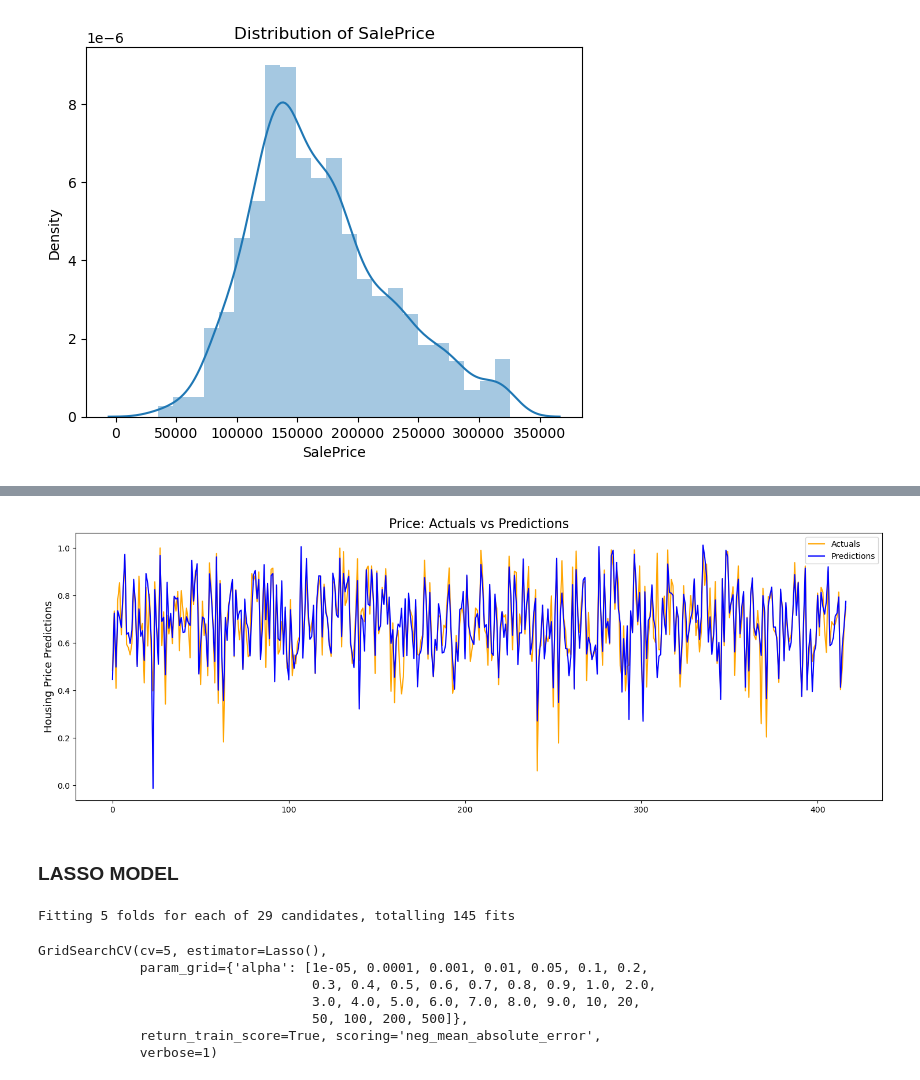
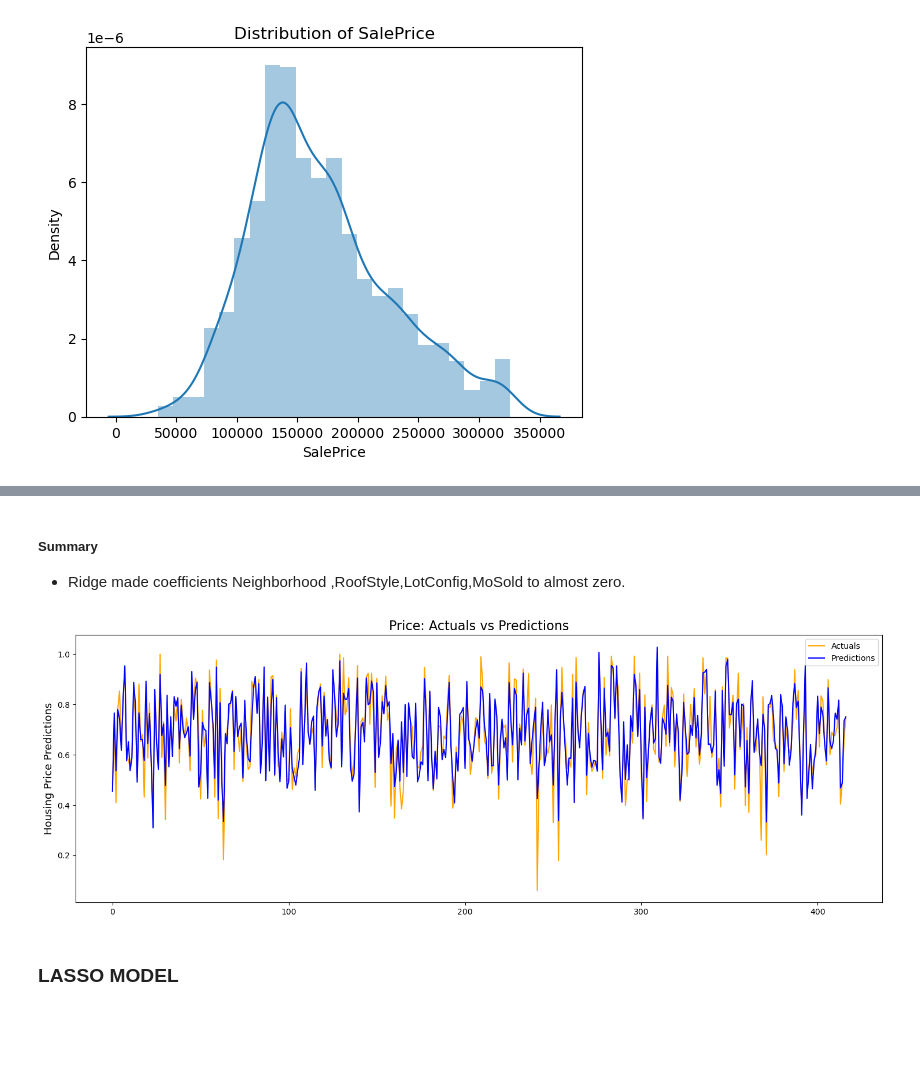
Before and after one commit to mohansharma18/Housing_Price, a Jupyter notebook: Housing_price.ipynb, the cells around one changed output, grey strips where cells are left out. Saved outputs shown, nothing was run; the diff lists cells and outputs as text; code cells hidden in the pictures; blank space fills up the shorter version.

```diff
--- a/Housing_price.ipynb
+++ b/Housing_price.ipynb
@@ -688,8 +661,0 @@ array([-0.02572781,  0.20122914,  0.21295399,  0.52861944,  0.21806162,
-# %%
-ridge_model_parameter = list(ridge_model.coef_)
-ridge_model_parameter.insert(0,ridge_model.intercept_)
-cols = list(X_train_rfe.columns.values)
-cols.insert(0,'constant')
-
-ridge_coef = pd.DataFrame({'Feature':cols, 'Coef':ridge_model_parameter})
-ridge_coef.sort_values(by='Coef',ascending=False).head(10)
@@ -711,0 +662,22 @@ ridge_model.intercept_
+# %%
+# Line Plot for mkain gpredicted vs acttual comparision
+def comparison_plot(y_predicted,y_test):
+  fig, ax=plt.subplots(figsize=(18,6))
+  sns.lineplot(x=range(len(y_predicted)),y=y_test,label='Actuals',color='orange',ax=ax)
+  sns.lineplot(x=range(len(y_predicted)),y=y_predicted,label='Predictions',color='blue',ax=ax)
+  ax.set_title('Price: Actuals vs Predictions', fontsize=16)
+  ax.set_ylabel('Housing Price Predictions',fontsize=13)
+  plt.show()
+# %%
+# RMSE plottin RMSE to identify best alpha value.
+def rmse_plot(cv_results):
+  alpha = cv_results['param_alpha'].astype('float32')
+  # plotting
+  plt.plot(alpha, cv_results['mean_train_score'])
+  plt.plot(alpha, cv_results['mean_test_score'])
+  plt.xlabel('alpha')
+  plt.ylabel('Negative Mean Absolute Error')
+  plt.xscale('log')
+  plt.title("Negative Mean Absolute Error and alpha")
+  plt.legend(['train score', 'test score'], loc='upper right')
+  plt.show()
@@ -711,0 +735,2 @@ ridge_model.intercept_
+# %%
+ridge_final_model, ridge_y_train, ridge_y_predicted, ridge_alpha, ridge_coef_df = regularization_model(X_train ,y_train,X_test,params,k=5,estimator=Ridge())
@@ -712,32 +768,9 @@ ridge_model.intercept_
+# %% [markdown]
+##### Summary
+- Ridge made coefficients Neighborhood ,RoofStyle,LotConfig,MoSold to almost zero.
 # %%
-fig, ax=plt.subplots(figsize=(18,6))
-sns.lineplot(x=range(len(y_pred_ridge)),y=y_test,label='Actuals',color='orange',ax=ax)
-sns.lineplot(x=range(len(y_pred_ridge)),y=y_pred_ridge,label='Predictions',color='blue',ax=ax)
-ax.set_title('Price: Actuals vs Predictions', fontsize=16)
-ax.set_ylabel('Housing Price Predictions',fontsize=13) # Actual vs Predicted
-plt.show()
+comparison_plot(ridge_y_predicted,y_test)
 # %% [output]
-[figure, old version]
+[figure, new version]
 # %% [markdown]
 ### LASSO MODEL
-# %%
-lasso = Lasso() # applying Lasso
-
-# cross validation
-model_lasso = GridSearchCV(estimator = lasso,
-                        param_grid = params,
-                        scoring= 'neg_mean_absolute_error',
-                        cv = folds,
-                        return_train_score=True,
-                        verbose = 1)
-
-model_lasso.fit(X_train_rfe, y_train)
-# %% [output]
-Fitting 5 folds for each of 29 candidates, totalling 145 fits
-GridSearchCV(cv=5, estimator=Lasso(),
-             param_grid={'alpha': [1e-05, 0.0001, 0.001, 0.01, 0.05, 0.1, 0.2,
-                                   0.3, 0.4, 0.5, 0.6, 0.7, 0.8, 0.9, 1.0, 2.0,
-                                   3.0, 4.0, 5.0, 6.0, 7.0, 8.0, 9.0, 10, 20,
-                                   50, 100, 200, 500]},
-             return_train_score=True, scoring='neg_mean_absolute_error',
-             verbose=1)
```
Also changed, not shown: parts of 70 cells of this notebook.
